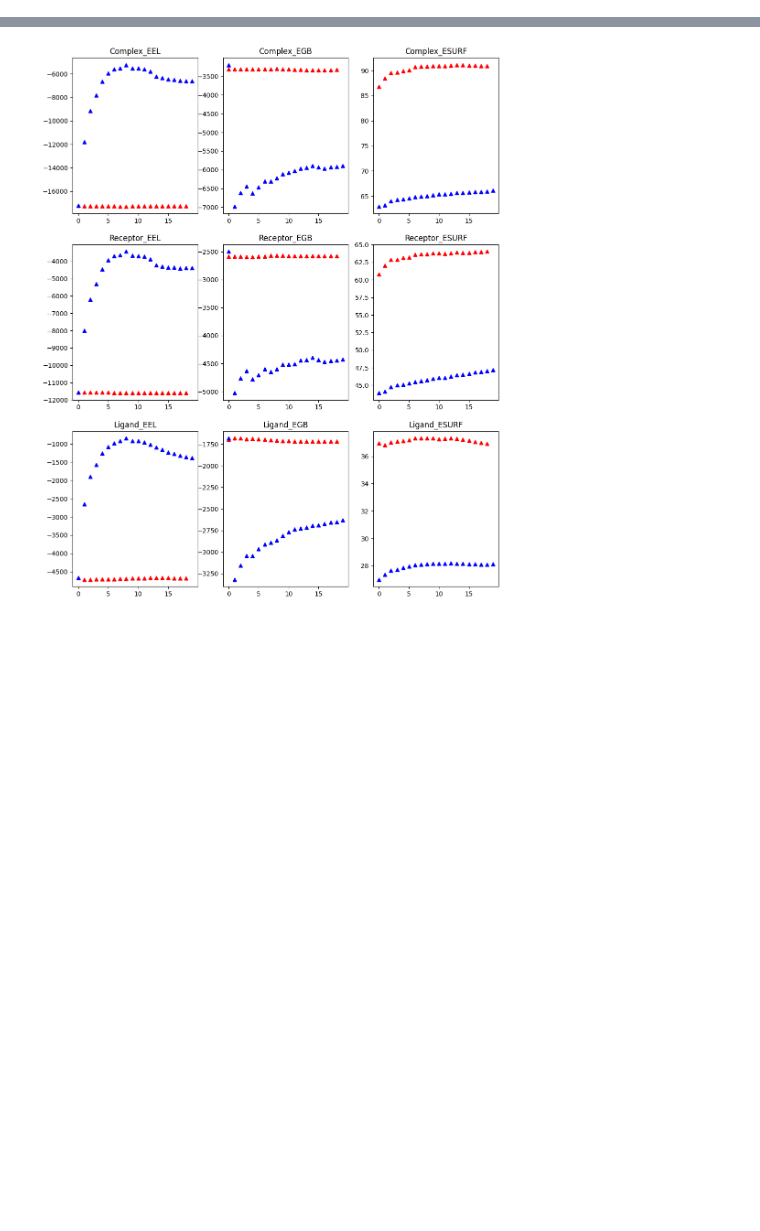
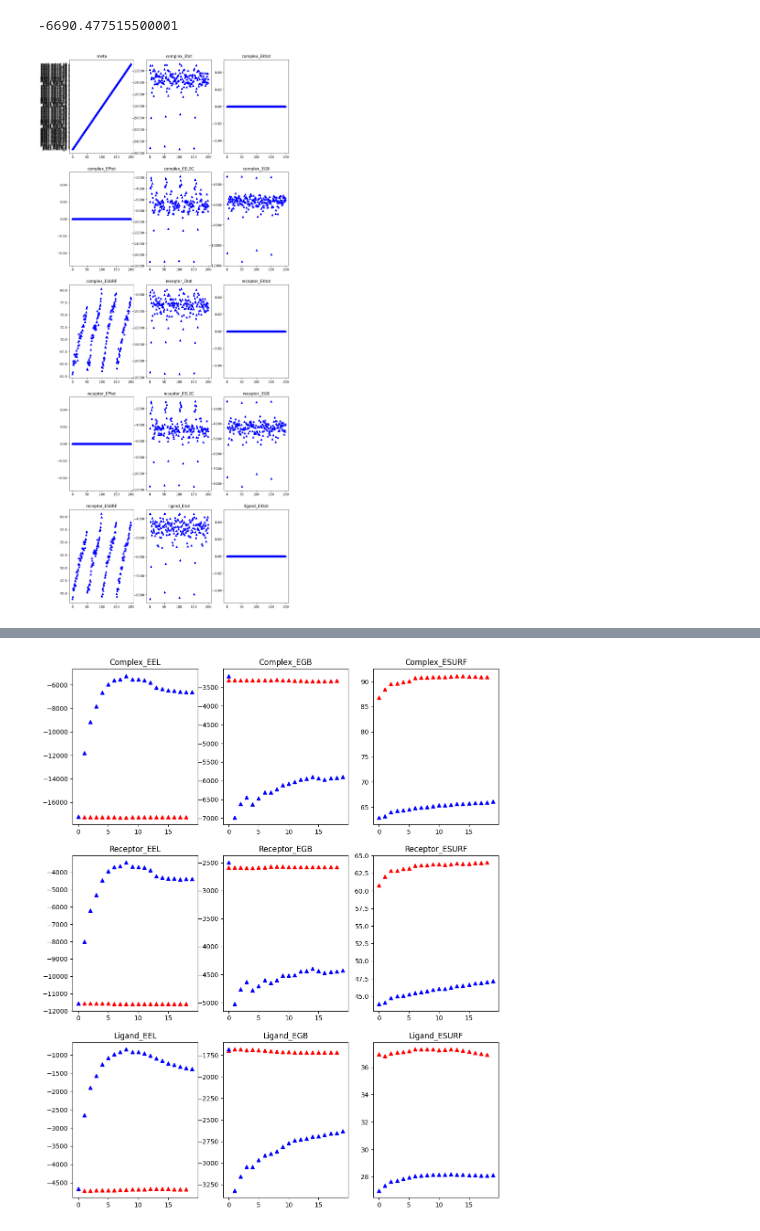
Before and after one commit to aicam/GBNN, a Jupyter notebook: GBNSR6_py/Result_Evaluation.ipynb, the cells around one changed output, grey strips where cells are left out. Cells and saved outputs as stored; diff of their text form; code cells hidden in the pictures; blank space fills up the shorter version.

Commit message:
feat: GBNSR6 python version with trajectory

```diff
--- a/GBNSR6_py/Result_Evaluation.ipynb
+++ b/GBNSR6_py/Result_Evaluation.ipynb
@@ -3,6 +3,6 @@ import pickle
 import numpy as np
 import matplotlib.pyplot as plt
 # %%
-dbfile = open('prod1_1-1-20_gbnsr6.pkl', 'rb')
+dbfile = open('prod1.mdcrd-prod2.mdcrd-prod3.mdcrd-prod4.mdcrd_1_gbnsr6.pkl', 'rb')
 gbnsr6 = pickle.load(dbfile)
 dbfile.close()
@@ -8,0 +11,15 @@ dbfile.close()
+# %%
+np.mean([x['complex_EELEC'] for x in gbnsr6[50:]])
+# %% [output]
+-6690.477515500001
+# %%
+fig, axs = plt.subplots(5, 3, figsize=(12, 30))
+allkeys=list(gbnsr6[0].keys())
+n = 0
+for i in range(5):
+    for j in range(3):
+        axs[i, j].plot([x[allkeys[n]] for x in gbnsr6], 'b^')
+        axs[i, j].set_title(allkeys[n])
+        n += 1
+# %% [output]
+[figure, added]
```
Also changed, not shown: parts of 2 cells of this notebook, 3 other files.
